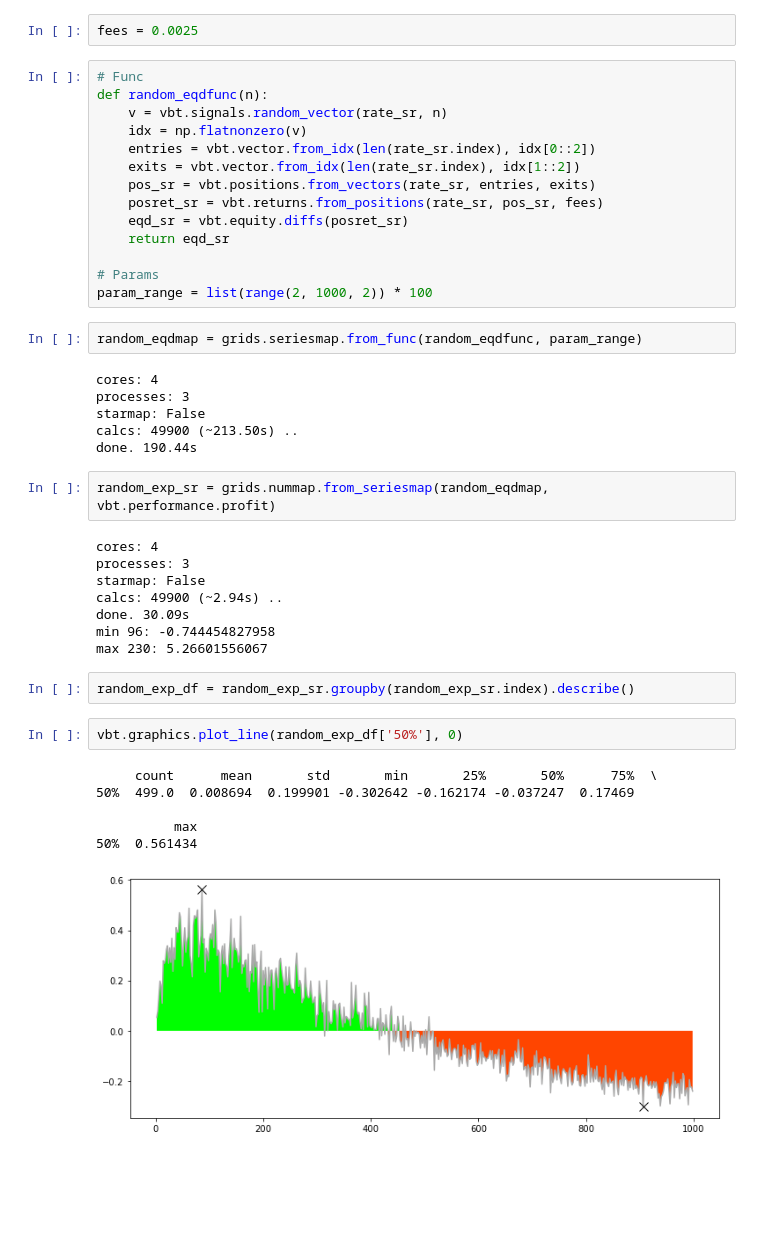
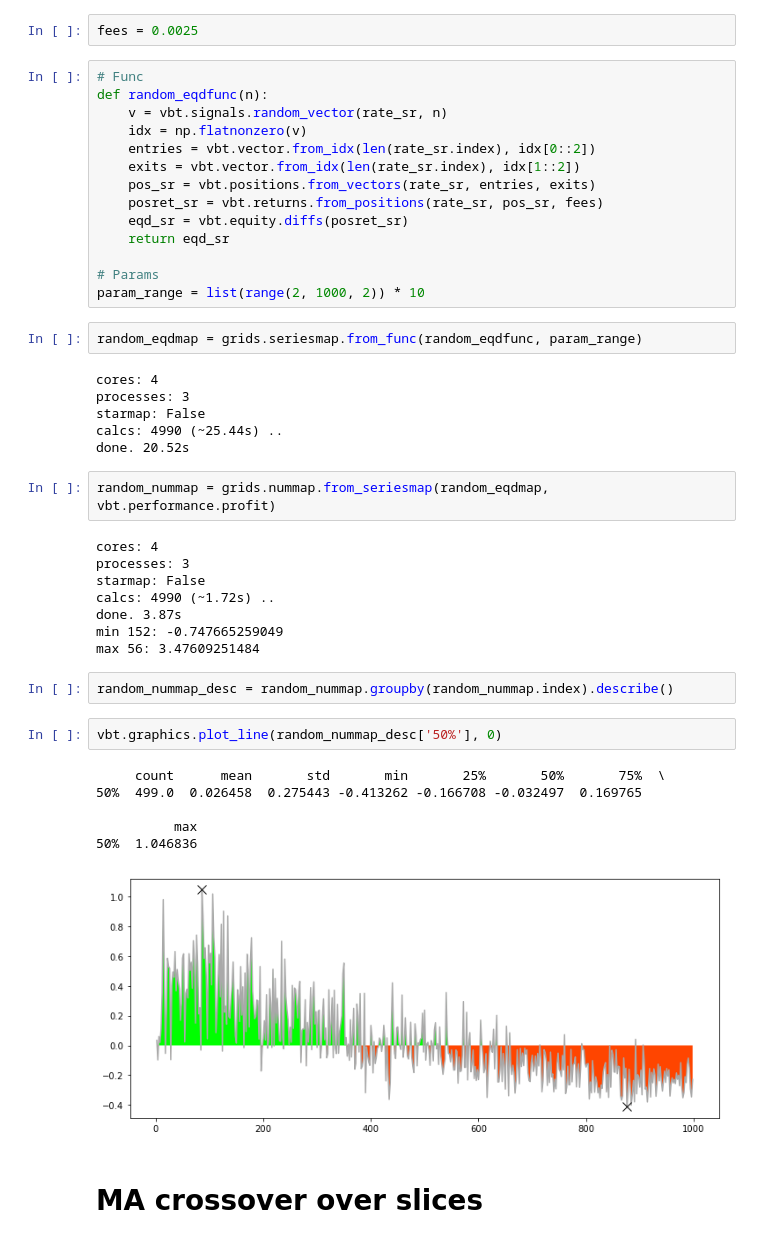
Before and after one commit to polakowo/vectorbt, a Jupyter notebook: tests.ipynb, the cells around one changed output. Drawn from its saved outputs; the diff is of its cells as text; blank space fills up the shorter version.

```diff
--- a/tests.ipynb
+++ b/tests.ipynb
@@ -43,33 +43,35 @@ def random_eqdfunc(n):
     return eqd_sr
 
 # Params
-param_range = list(range(2, 1000, 2)) * 100
+param_range = list(range(2, 1000, 2)) * 10
 # %%
 random_eqdmap = grids.seriesmap.from_func(random_eqdfunc, param_range)
 # %% [output]
 cores: 4
 processes: 3
 starmap: False
-calcs: 49900 (~213.50s) ..
-done. 190.44s
+calcs: 4990 (~25.44s) ..
+done. 20.52s
 # %%
-random_exp_sr = grids.nummap.from_seriesmap(random_eqdmap, vbt.performance.profit)
+random_nummap = grids.nummap.from_seriesmap(random_eqdmap, vbt.performance.profit)
 # %% [output]
 cores: 4
 processes: 3
 starmap: False
-calcs: 49900 (~2.94s) ..
-done. 30.09s
-min 96: -0.744454827958
-max 230: 5.26601556067
+calcs: 4990 (~1.72s) ..
+done. 3.87s
+min 152: -0.747665259049
+max 56: 3.47609251484
 # %%
-random_exp_df = random_exp_sr.groupby(random_exp_sr.index).describe()
+random_nummap_desc = random_nummap.groupby(random_nummap.index).describe()
 # %%
-vbt.graphics.plot_line(random_exp_df['50%'], 0)
+vbt.graphics.plot_line(random_nummap_desc['50%'], 0)
 # %% [output]
-     count      mean       std       min       25%       50%      75%  \
-50%  499.0  0.008694  0.199901 -0.302642 -0.162174 -0.037247  0.17469
+     count      mean       std       min       25%       50%       75%  \
+50%  499.0  0.026458  0.275443 -0.413262 -0.166708 -0.032497  0.169765
 
           max
-50%  0.561434
+50%  1.046836
-[figure, old version]
+[figure, new version]
+# %% [markdown]
+# MA crossover over slices
```
Also changed, not shown: parts of 9 cells of this notebook, 4 other files.
